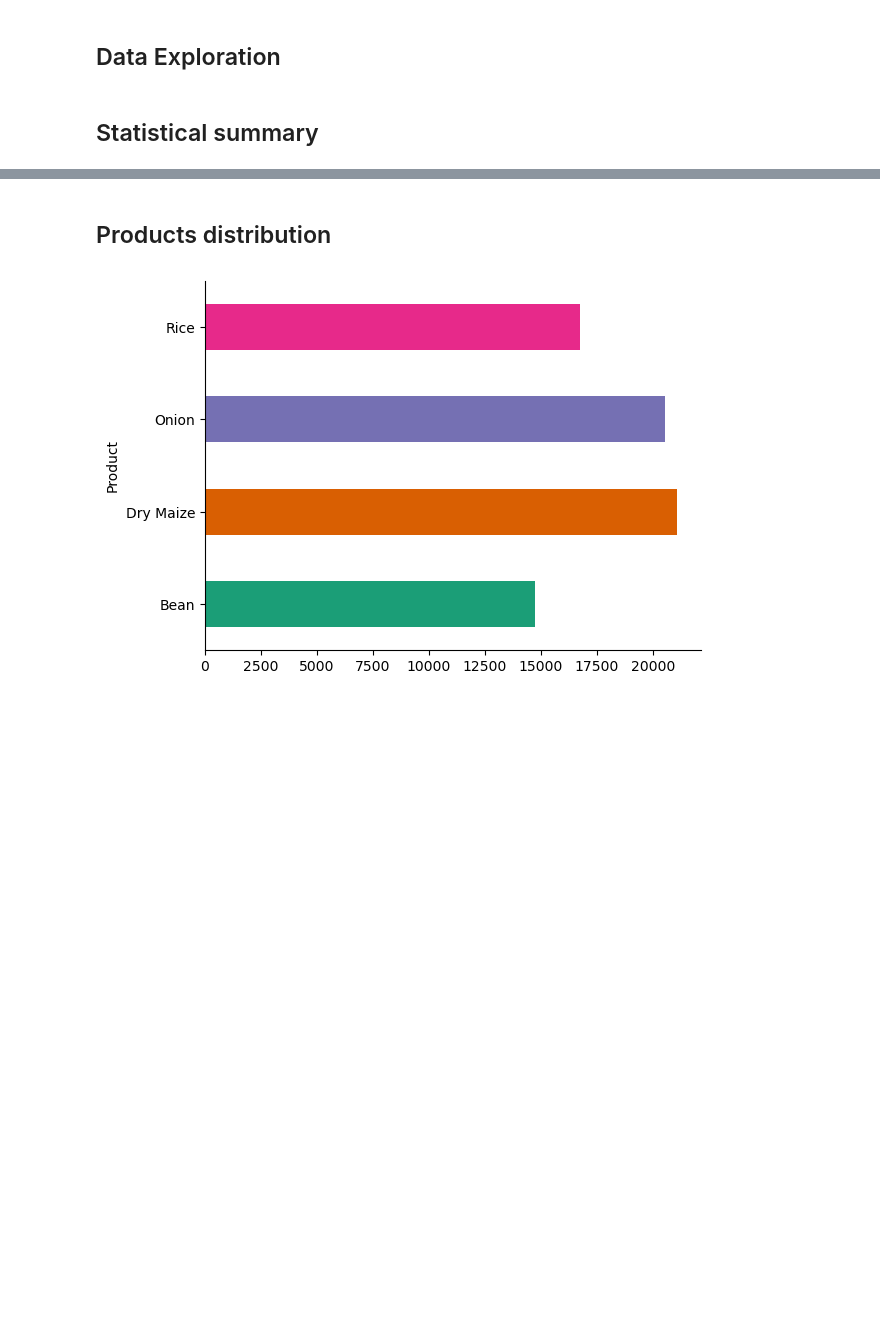
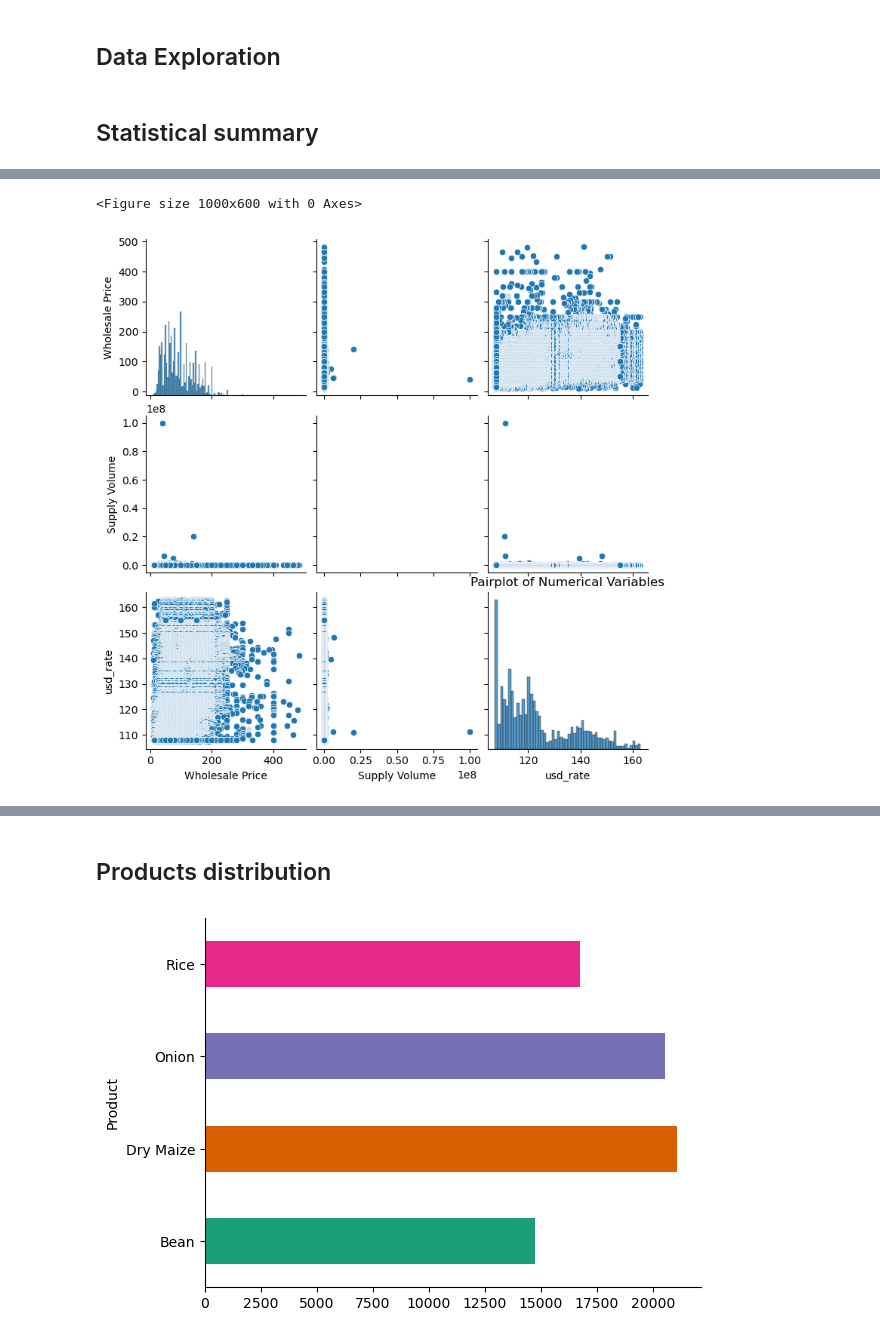
Before and after one commit to Dev-Org-com/CROP_PRICE_PREDICTION, a Jupyter notebook: Ministry_of_Agriculture_Data.ipynb, the cells around one changed output, grey strips where cells are left out. Cells and saved outputs as stored; diff of their text form; code cells hidden in the pictures; blank space fills up the shorter version.

```diff
--- a/Ministry_of_Agriculture_Data.ipynb
+++ b/Ministry_of_Agriculture_Data.ipynb
@@ -583,0 +603,10 @@ std       13.793940
+# %%
+
+# Pairplot for numerical variables
+plt.figure(figsize=(10, 6))
+sns.pairplot(data_cleaned[['Wholesale Price', 'Supply Volume', 'usd_rate']])
+plt.title('Pairplot of Numerical Variables')
+plt.show()
+# %% [output]
+<Figure size 1000x600 with 0 Axes>
+[figure, added]
```
Also changed, not shown: parts of 5 cells of this notebook.
